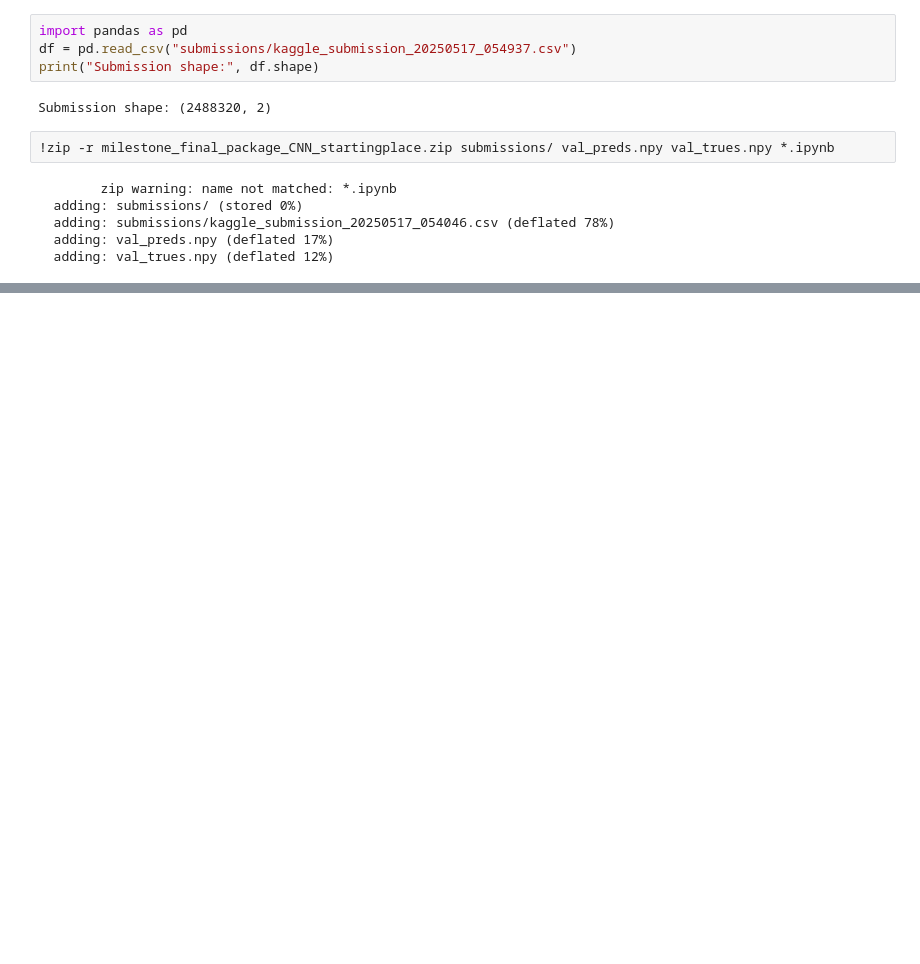
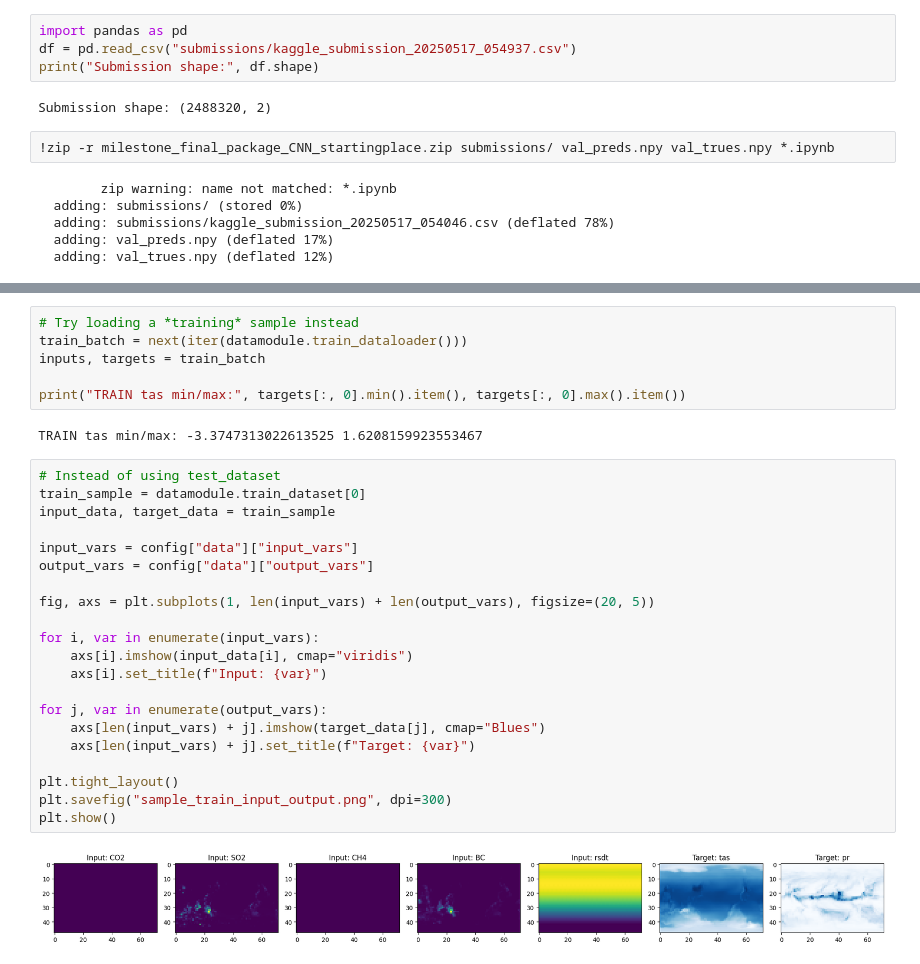
Before and after one commit to Jut012/CSE-151B-competition-2-, a Jupyter notebook: CSE_151B_Competetion_Code_(starter_code_for_Colab).ipynb, the cells around one changed output, grey strips where cells are left out. Cells and saved outputs as stored; diff of their text form; blank space fills up the shorter version.

```diff
--- a/CSE_151B_Competetion_Code_(starter_code_for_Colab).ipynb
+++ b/CSE_151B_Competetion_Code_(starter_code_for_Colab).ipynb
@@ -855,0 +958,31 @@ Submission shape: (2488320, 2)
+# %%
+# Try loading a *training* sample instead
+train_batch = next(iter(datamodule.train_dataloader()))
+inputs, targets = train_batch
+
+print("TRAIN tas min/max:", targets[:, 0].min().item(), targets[:, 0].max().item())
+# %% [output]
+TRAIN tas min/max: -3.3747313022613525 1.6208159923553467
+# %%
+# Instead of using test_dataset
+train_sample = datamodule.train_dataset[0]
+input_data, target_data = train_sample
+
+input_vars = config["data"]["input_vars"]
+output_vars = config["data"]["output_vars"]
+
+fig, axs = plt.subplots(1, len(input_vars) + len(output_vars), figsize=(20, 5))
+
+for i, var in enumerate(input_vars):
+    axs[i].imshow(input_data[i], cmap="viridis")
+    axs[i].set_title(f"Input: {var}")
+
+for j, var in enumerate(output_vars):
+    axs[len(input_vars) + j].imshow(target_data[j], cmap="Blues")
+    axs[len(input_vars) + j].set_title(f"Target: {var}")
+
+plt.tight_layout()
+plt.savefig("sample_train_input_output.png", dpi=300)
+plt.show()
+# %% [output]
+[figure, added]
```
Also changed, not shown: parts of 7 cells of this notebook.
